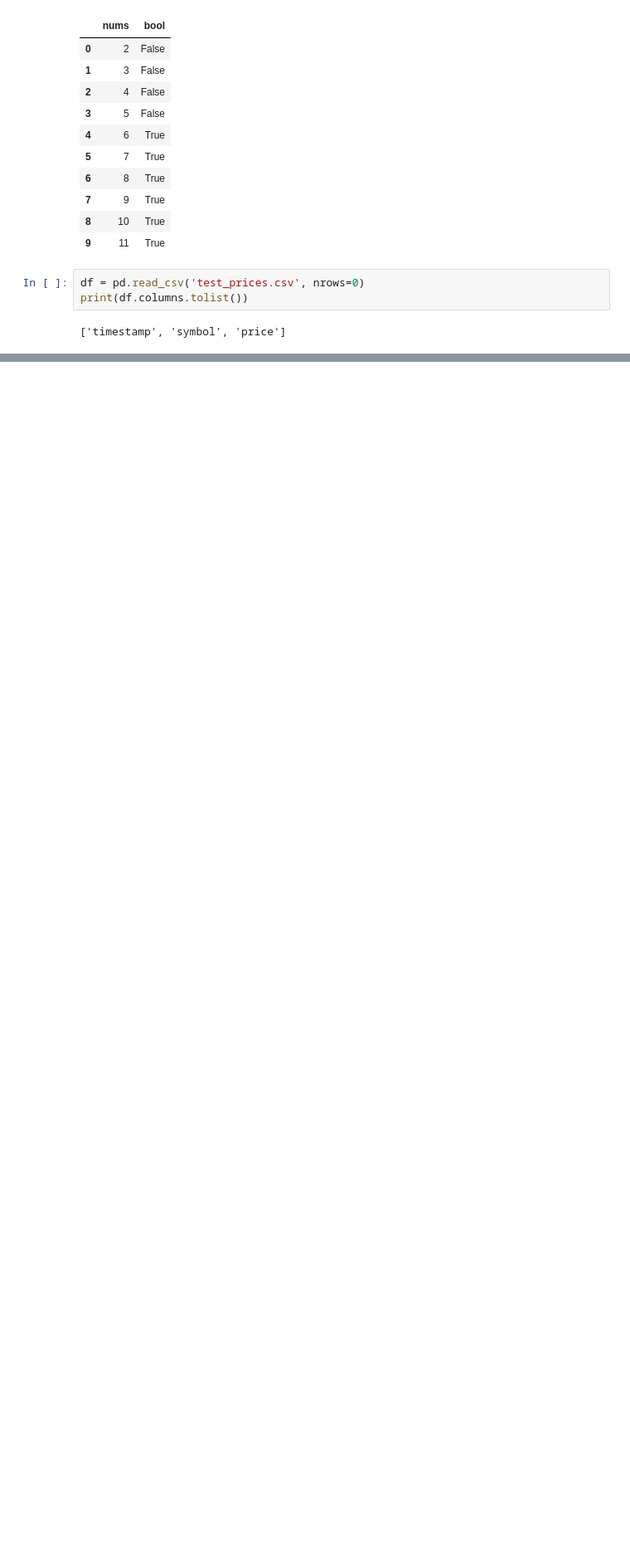
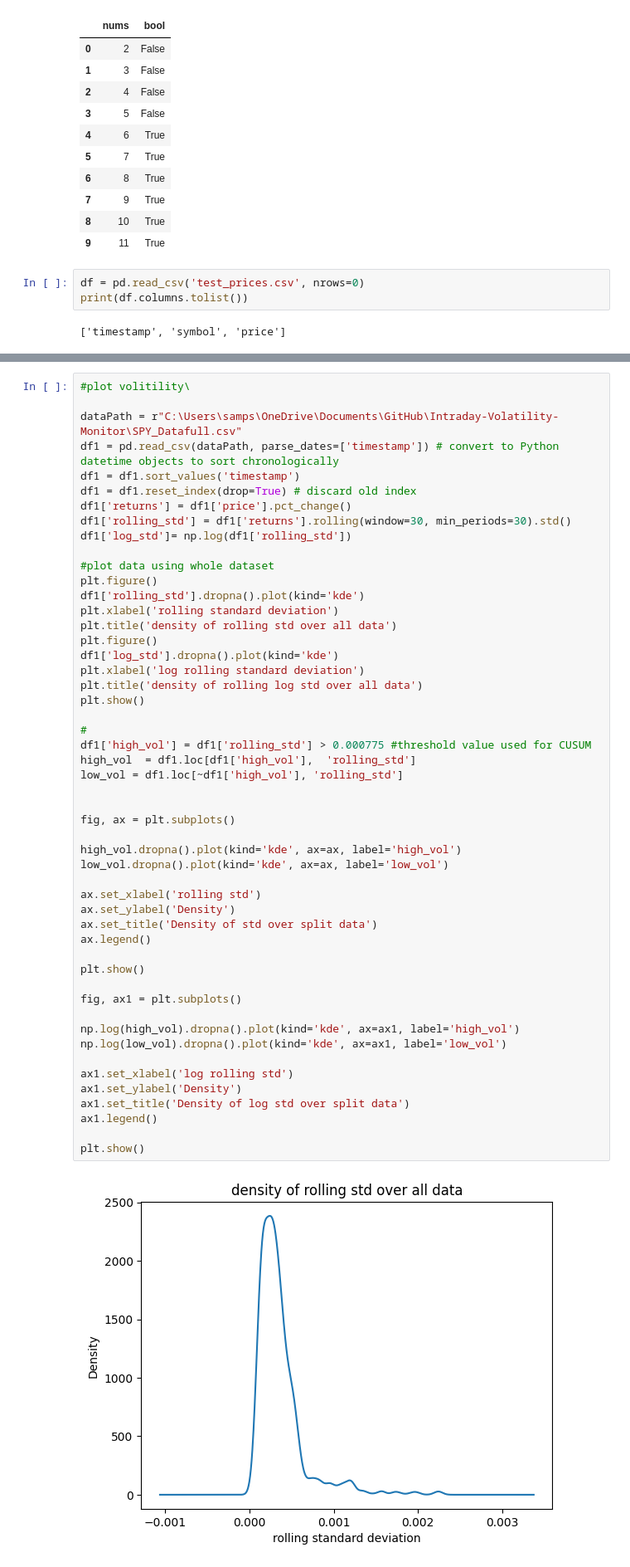
Before and after one commit to bhunter64/Intraday-Volatility-Monitor, a Jupyter notebook: research/Testing.ipynb, the cells around one changed output, grey strips where cells are left out. Shown at 83% size. Saved outputs shown, nothing was run; the diff lists cells and outputs as text; blank space fills up the shorter version.

Commit message:
plotteed a sample of vol data

```diff
--- a/research/Testing.ipynb
+++ b/research/Testing.ipynb
@@ -112,0 +136,53 @@ print(df.columns.tolist())
+# %%
+#plot volitility\
+
+dataPath = r"C:\Users\samps\OneDrive\Documents\GitHub\Intraday-Volatility-Monitor\SPY_Datafull.csv"
+df1 = pd.read_csv(dataPath, parse_dates=['timestamp']) # convert to Python datetime objects to sort chronologically
+df1 = df1.sort_values('timestamp')
+df1 = df1.reset_index(drop=True) # discard old index
+df1['returns'] = df1['price'].pct_change()
+df1['rolling_std'] = df1['returns'].rolling(window=30, min_periods=30).std()
+df1['log_std']= np.log(df1['rolling_std'])
+
+#plot data using whole dataset
+plt.figure()
+df1['rolling_std'].dropna().plot(kind='kde')
+plt.xlabel('rolling standard deviation')
+plt.title('density of rolling std over all data')
+plt.figure()
+df1['log_std'].dropna().plot(kind='kde')
+plt.xlabel('log rolling standard deviation')
+plt.title('density of rolling log std over all data')
+plt.show()
+
+#
+df1['high_vol'] = df1['rolling_std'] > 0.000775 #threshold value used for CUSUM
+high_vol  = df1.loc[df1['high_vol'],  'rolling_std']
+low_vol = df1.loc[~df1['high_vol'], 'rolling_std']
+
+
+fig, ax = plt.subplots()
+
+high_vol.dropna().plot(kind='kde', ax=ax, label='high_vol')
+low_vol.dropna().plot(kind='kde', ax=ax, label='low_vol')
+
+ax.set_xlabel('rolling std')
+ax.set_ylabel('Density')
+ax.set_title('Density of std over split data')
+ax.legend()
+
+plt.show()
+
+fig, ax1 = plt.subplots()
+
+np.log(high_vol).dropna().plot(kind='kde', ax=ax1, label='high_vol')
+np.log(low_vol).dropna().plot(kind='kde', ax=ax1, label='low_vol')
+
+ax1.set_xlabel('log rolling std')
+ax1.set_ylabel('Density')
+ax1.set_title('Density of log std over split data')
+ax1.legend()
+
+plt.show()
+# %% [output]
+[figure, added]
```
Also changed, not shown: parts of 4 cells of this notebook, 1 other file.
